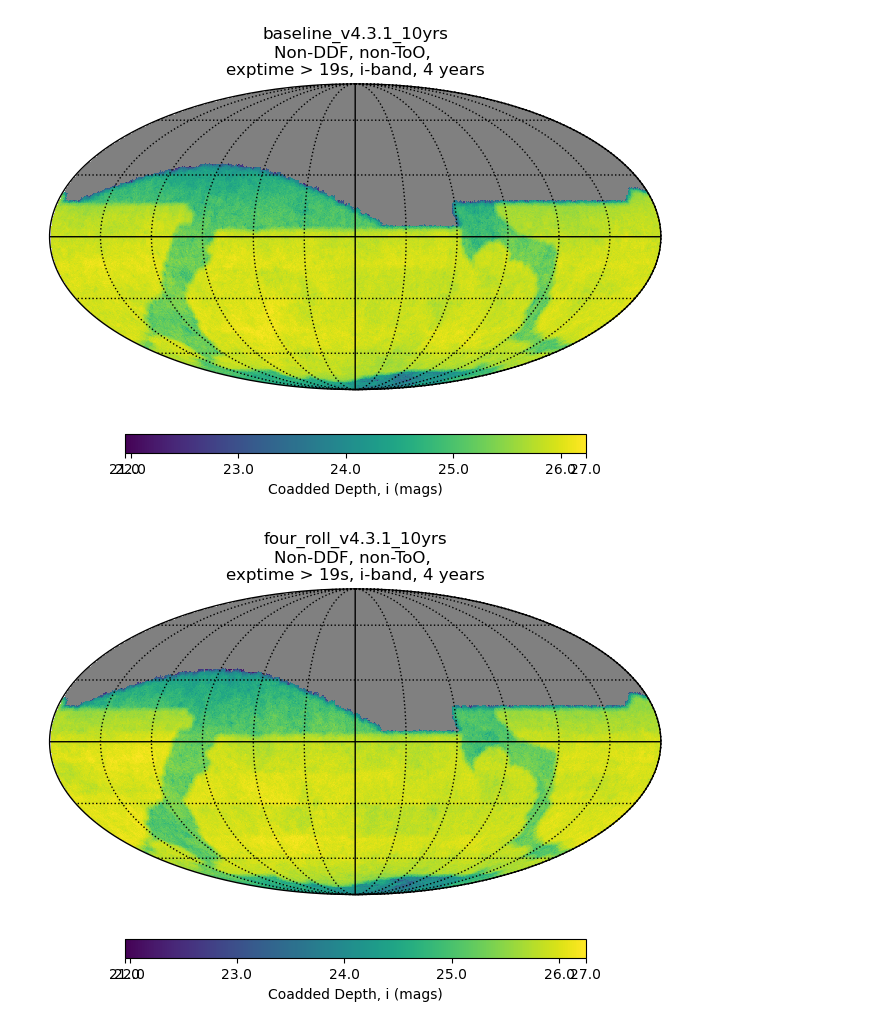
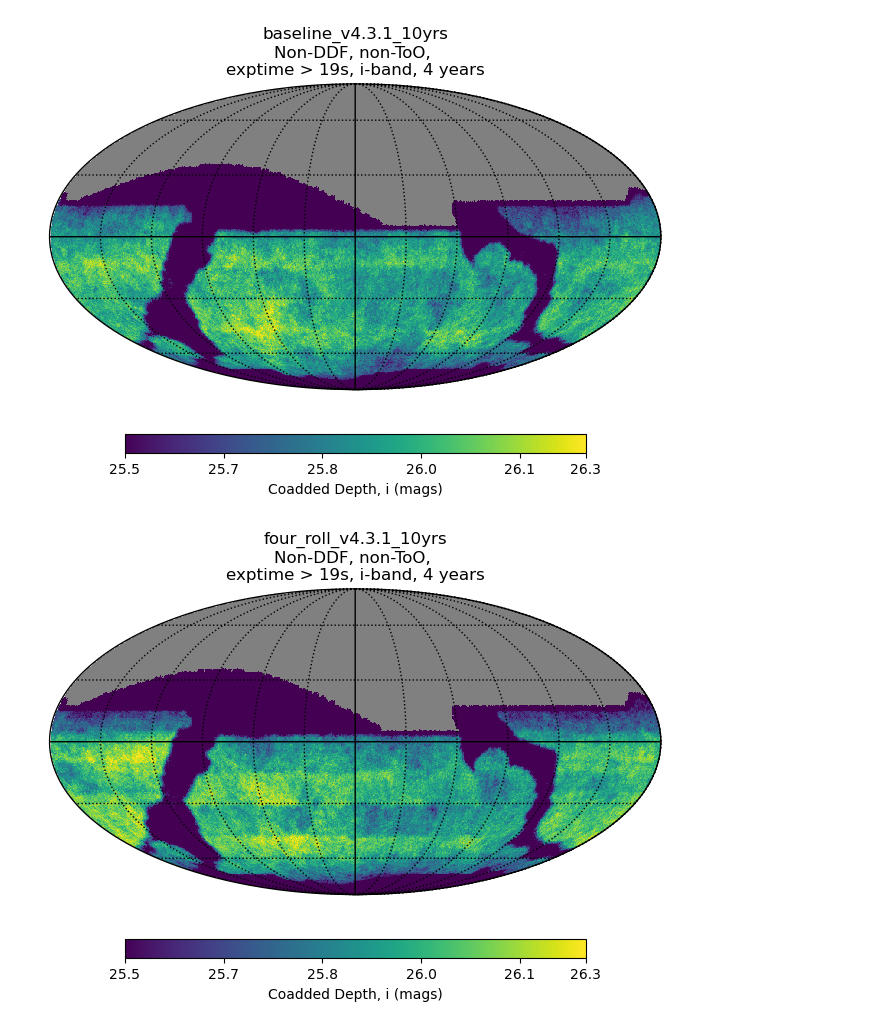
Before and after one commit to lsst-sims/sims_featureScheduler_runs4.3, a Jupyter notebook: four_roll/roll_show.ipynb, the cells around one changed output. Drawn from its saved outputs; the diff is of its cells as text; code cells hidden in the pictures.

```diff
--- a/four_roll/roll_show.ipynb
+++ b/four_roll/roll_show.ipynb
@@ -18,17 +18,17 @@ visits_array = df.to_records(index=False)
 # %%
 info = {"run_name": run_name}
 info["observations_subset"] = "Non-DDF, non-ToO, \nexptime > 19s, i-band, 4 years"
 non_ddf = ["DD" not in note and "ToO" not in note for note in visits_array["scheduler_note"]]
 sub_data = visits_array[np.where((visits_array["visitExposureTime"] > 19) & (non_ddf))]
 sl = maf.Slicer()
 metric = maf.CoaddM5Metric("i")
 # Run the metics through the slicer
 hp_array, info = sl(sub_data, metric, info=info)
 
 pm = maf.PlotMoll(info=info)
-fig = pm(hp_array)
+fig = pm(hp_array, min=25.5, max=26.2)
 # %% [output]
-[figure, old version]
+[figure, new version]
 # %%
 db_file = "four_roll_v4.3.1_10yrs.db"
 run_name = basename(db_file).replace('.db', '')
@@ -47,6 +47,6 @@ metric = maf.CoaddM5Metric("i")
 hp_array, info = sl(sub_data, metric, info=info)
 
 pm = maf.PlotMoll(info=info)
-fig = pm(hp_array)
+fig = pm(hp_array, min=25.5, max=26.2)
 # %% [output]
-[figure, old version]
+[figure, new version]
```
